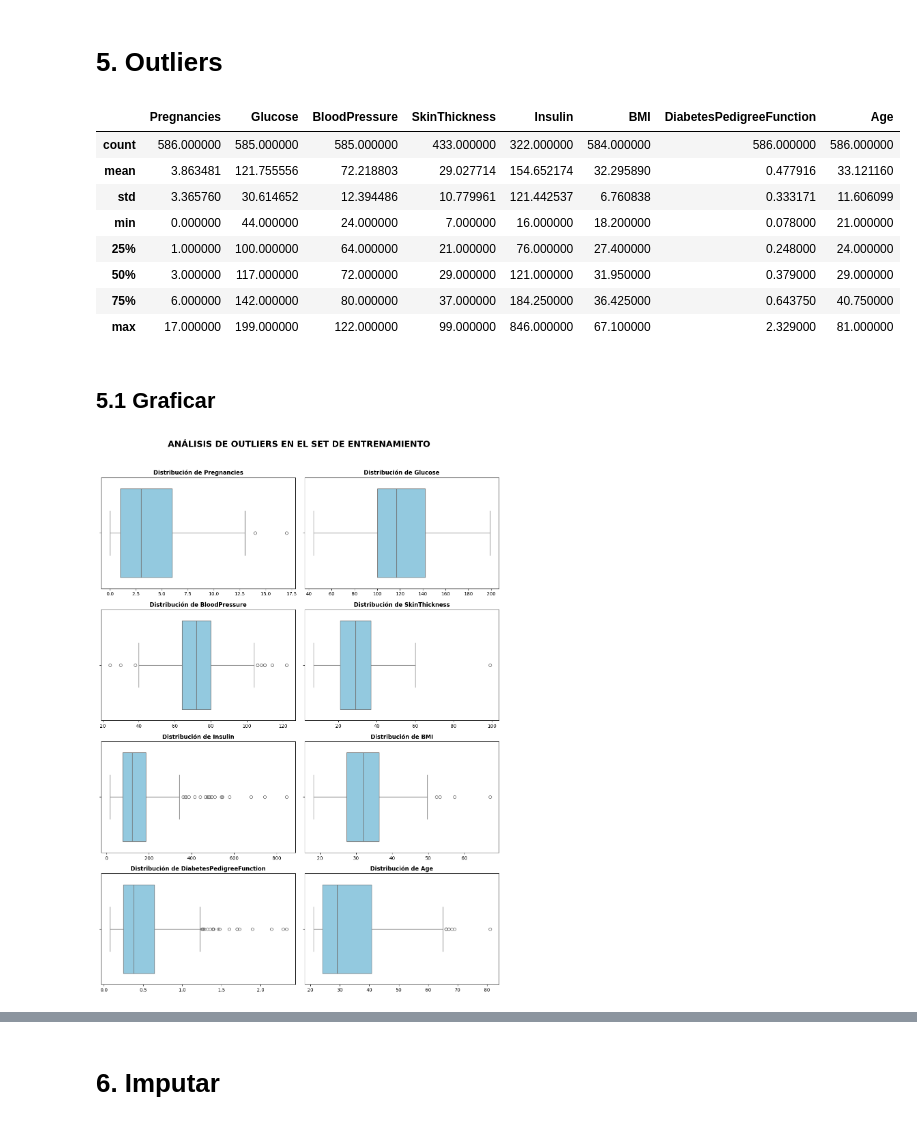
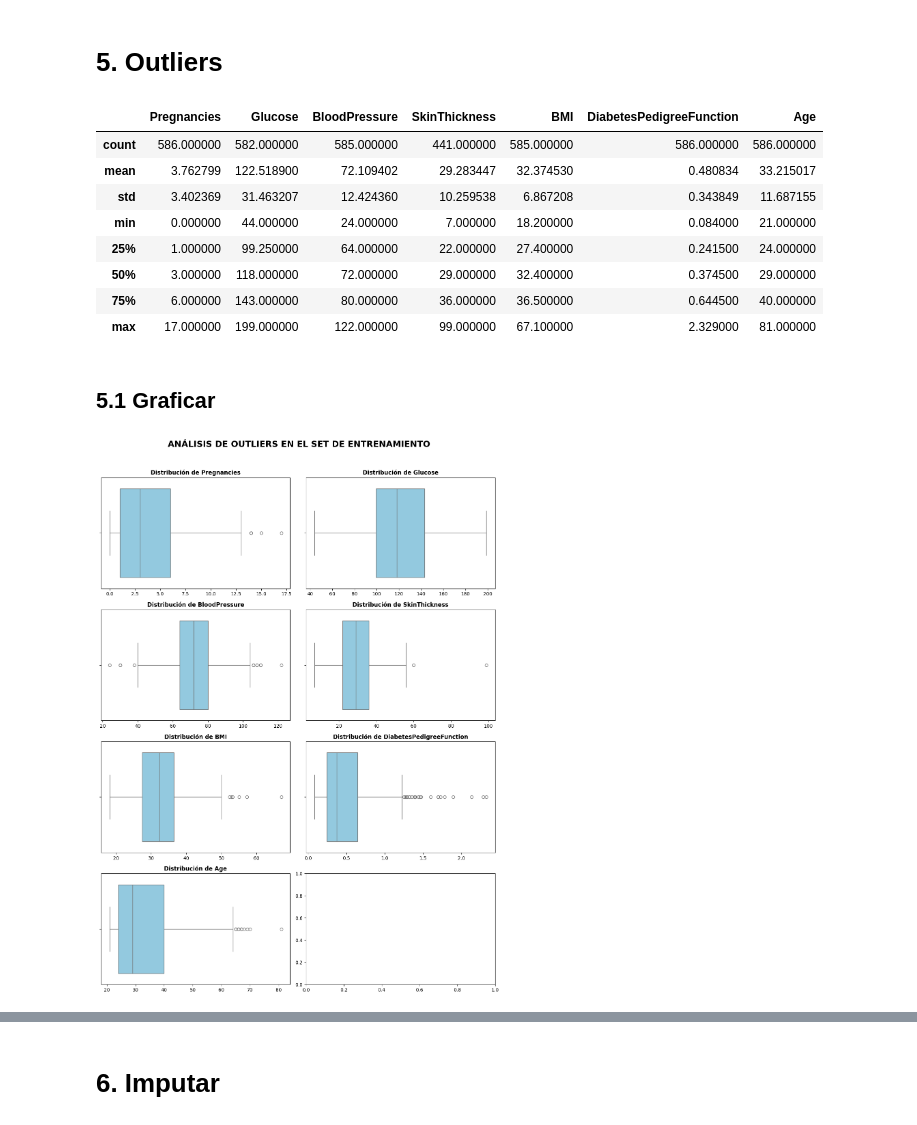
Before and after one commit to 4GeeksAcademy/steven10015-intro-ml, a Jupyter notebook: src/04-decission-tree.ipynb, the cells around one changed output, grey strips where cells are left out. Saved outputs shown, nothing was run; the diff lists cells and outputs as text; code cells hidden in the pictures.

```diff
--- a/src/04-decission-tree.ipynb
+++ b/src/04-decission-tree.ipynb
@@ -116,0 +126,2 @@ msno.matrix(df)
+# %%
+df.drop(columns=["Insulin"], inplace=True)
@@ -119,23 +135,23 @@ msno.matrix(df)
 # %%
 X = df.drop('Outcome', axis=1)
 y = df['Outcome']
-X_train, X_test, y_train, y_test = train_test_split(X, y, test_size=0.2, random_state=42)
+X_train, X_test, y_train, y_test = train_test_split(X, y, test_size=0.2, random_state=42,stratify=y)
 # %% [markdown]
 # 5. Outliers
 # %%
 # 1. Lista de columnas (aseguramos que el orden sea consistente)
-columns = ["Pregnancies", "Glucose", "BloodPressure", "SkinThickness", "Insulin", "BMI", "DiabetesPedigreeFunction", "Age"]
+columns = ["Pregnancies", "Glucose", "BloodPressure", "SkinThickness", "BMI", "DiabetesPedigreeFunction", "Age"]
 X_train[columns].describe()
 # %% [output]
-|  | Pregnancies | Glucose | BloodPressure | SkinThickness | Insulin | BMI | DiabetesPedigreeFunction | Age |
-| count | 586.000000 | 585.000000 | 585.000000 | 433.000000 | 322.000000 | 584.000000 | 586.000000 | 586.000000 |
-| mean | 3.863481 | 121.755556 | 72.218803 | 29.027714 | 154.652174 | 32.295890 | 0.477916 | 33.121160 |
-| std | 3.365760 | 30.614652 | 12.394486 | 10.779961 | 121.442537 | 6.760838 | 0.333171 | 11.606099 |
-| min | 0.000000 | 44.000000 | 24.000000 | 7.000000 | 16.000000 | 18.200000 | 0.078000 | 21.000000 |
-| 25% | 1.000000 | 100.000000 | 64.000000 | 21.000000 | 76.000000 | 27.400000 | 0.248000 | 24.000000 |
-| 50% | 3.000000 | 117.000000 | 72.000000 | 29.000000 | 121.000000 | 31.950000 | 0.379000 | 29.000000 |
-| 75% | 6.000000 | 142.000000 | 80.000000 | 37.000000 | 184.250000 | 36.425000 | 0.643750 | 40.750000 |
-| max | 17.000000 | 199.000000 | 122.000000 | 99.000000 | 846.000000 | 67.100000 | 2.329000 | 81.000000 |
+|  | Pregnancies | Glucose | BloodPressure | SkinThickness | BMI | DiabetesPedigreeFunction | Age |
+| count | 586.000000 | 582.000000 | 585.000000 | 441.000000 | 585.000000 | 586.000000 | 586.000000 |
+| mean | 3.762799 | 122.518900 | 72.109402 | 29.283447 | 32.374530 | 0.480834 | 33.215017 |
+| std | 3.402369 | 31.463207 | 12.424360 | 10.259538 | 6.867208 | 0.343849 | 11.687155 |
+| min | 0.000000 | 44.000000 | 24.000000 | 7.000000 | 18.200000 | 0.084000 | 21.000000 |
+| 25% | 1.000000 | 99.250000 | 64.000000 | 22.000000 | 27.400000 | 0.241500 | 24.000000 |
+| 50% | 3.000000 | 118.000000 | 72.000000 | 29.000000 | 32.400000 | 0.374500 | 29.000000 |
+| 75% | 6.000000 | 143.000000 | 80.000000 | 36.000000 | 36.500000 | 0.644500 | 40.000000 |
+| max | 17.000000 | 199.000000 | 122.000000 | 99.000000 | 67.100000 | 2.329000 | 81.000000 |
 # %% [markdown]
 ## 5.1 Graficar
 # %%
@@ -158,6 +174,6 @@ fig.suptitle("ANÁLISIS DE OUTLIERS EN EL SET DE ENTRENAMIENTO", size=18, fontwe
 plt.tight_layout()
 plt.show()
 # %% [output]
-[figure, old version]
+[figure, new version]
 # %% [markdown]
 Distribuciones Asimétricas a la Derecha (Right-Skewed):
```
Also changed, not shown: parts of 46 cells of this notebook, 11 other files.
